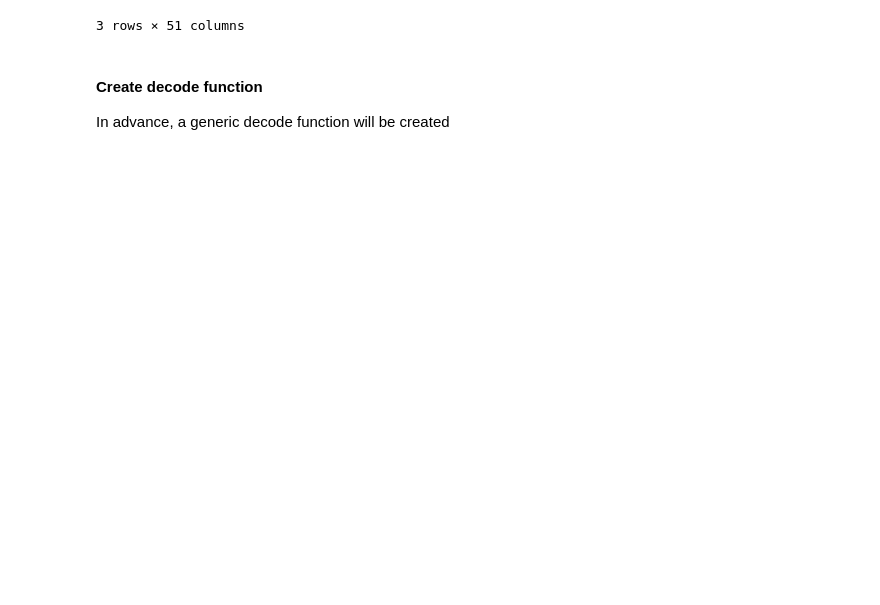
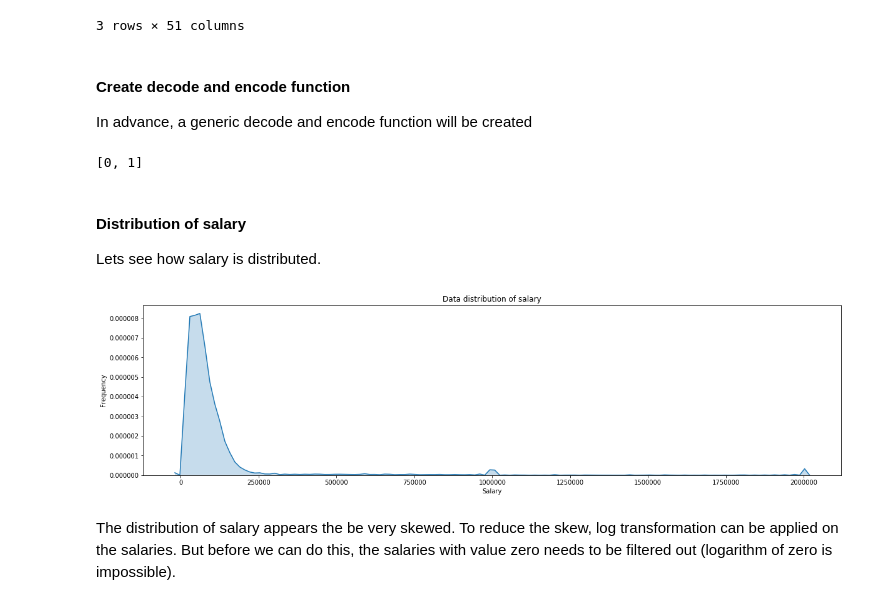
Before and after one commit to Vidovitsch/stack-overflow-survey-model, a Jupyter notebook: research.ipynb, the cells around one changed output. Cells and saved outputs as stored; diff of their text form; code cells hidden in the pictures; blank space fills up the shorter version.

```diff
--- a/research.ipynb
+++ b/research.ipynb
@@ -83,12 +86,38 @@ so_mappings.head(3)
 | 2 | NaN | NaN | United States | Yes, full-time | Independent contractor, freelance... | Some college/university study wit... | Computer science, computer engine... | 100 to 499 employees | ... |
 3 rows × 51 columns
 # %% [markdown]
-#### Create decode function
-In advance, a generic decode function will be created
+#### Create decode  and encode function
+In advance, a generic decode and encode function will be created
 # %%
-def decode_labels(encoded_labels, column_name, decoder=so_mappings):
+def decode_labels(labels, column_name, decoder=so_mappings):
     """ Decodes encoded (preprocessed) labes using a decoder.
     E.g. [0, 1, 0, 0] for column 'Hobby' => ['Yes', 'No', 'Yes', 'Yes']
     """
     decoded_labels = so_mappings[column_name].values
-    return [decoded_labels[i] for i in encoded_labels]
+    return [decoded_labels[i] for i in labels]
+
+def encode_labels(labels, column_name, encoder=so_mappings):
+    """ Encoded decoded labes using an encoder.
+    E.g. ['Yes', 'No', 'Yes', 'Yes'] for column 'Hobby' => [0, 1, 0, 0]
+    """
+    decoded_labels = so_mappings[column_name].values.tolist()
+    return [decoded_labels.index(l) for l in labels]
+# %% [output]
+[0, 1]
+# %% [markdown]
+#### Distribution of salary
+Lets see how salary is distributed.
+# %%
+# Make a data frame with column 'ConvertedSalary' and NaN values filtered out
+mask = pd.isnull(so_survey['ConvertedSalary']) == False
+salaries = so_survey['ConvertedSalary'][mask].values
+# %%
+# Plot salary distribution
+plt.figure(figsize=(20,5))
+kde = sns.kdeplot(salaries, shade=True)
+kde.set(title='Data distribution of salary',
+        xlabel='Salary', ylabel='Frequency');
+# %% [output]
+[figure, added]
+# %% [markdown]
+The distribution of salary appears the be very skewed. To reduce the skew, log transformation can be applied on the salaries. But before we can do this, the salaries with value zero needs to be filtered out (logarithm of zero is impossible).
```
Also changed, not shown: parts of 8 cells of this notebook.
